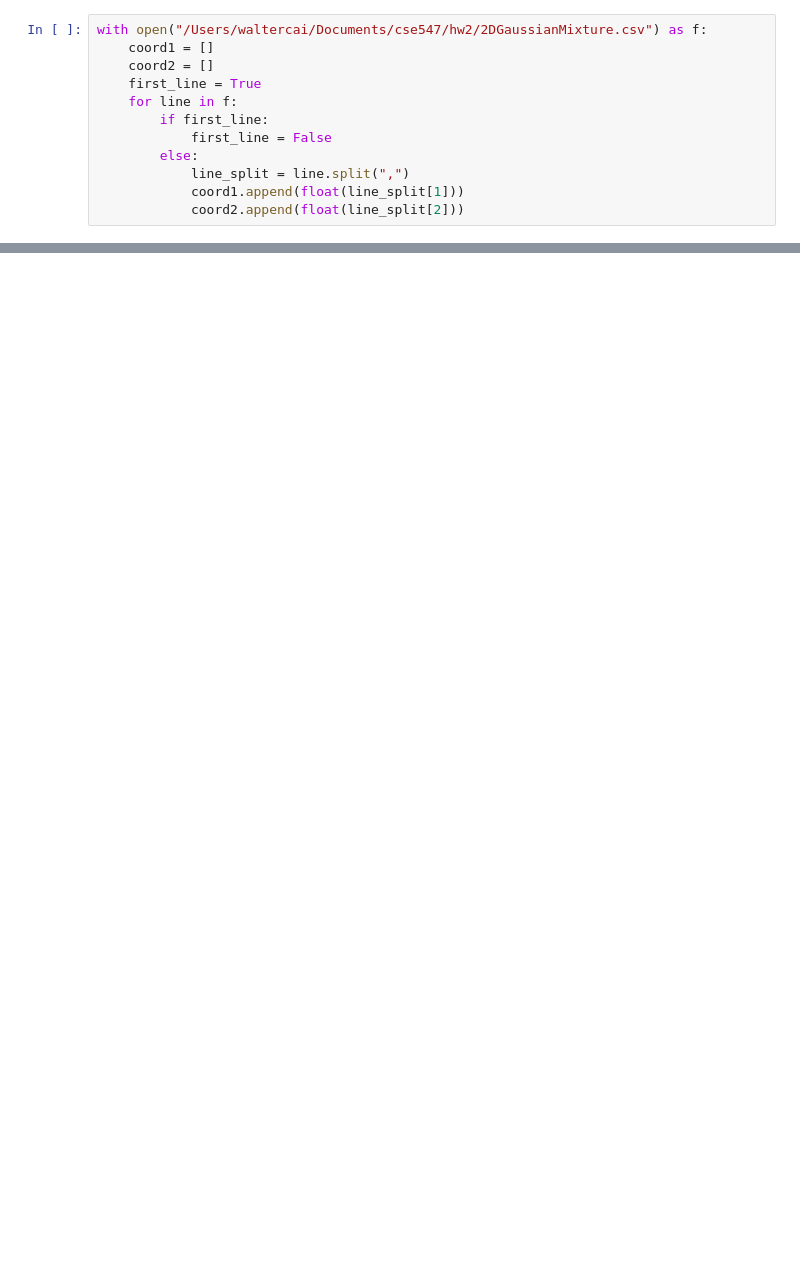
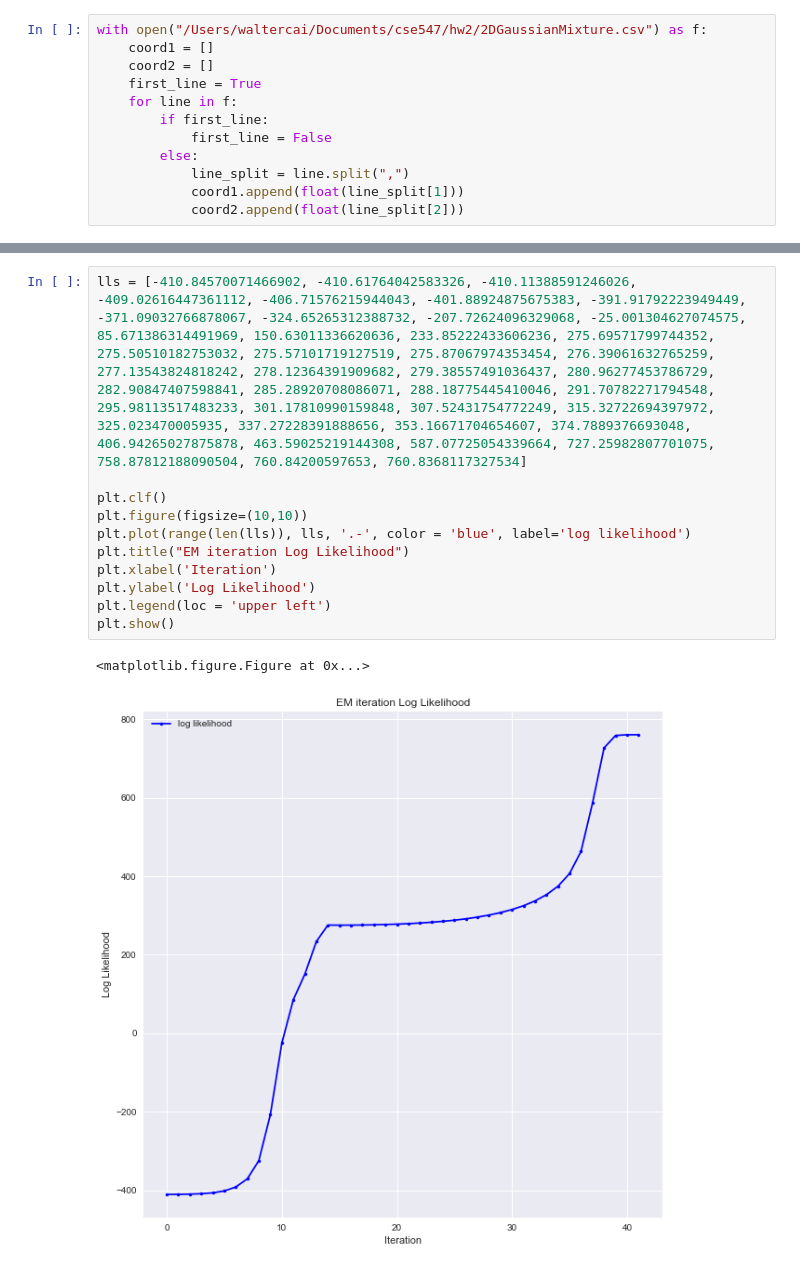
Before and after one commit to waltercai/MLforBigData, a Jupyter notebook: hw2/plotter.ipynb, the cells around one changed output, grey strips where cells are left out. Cells and saved outputs as stored; diff of their text form; blank space fills up the shorter version.

```diff
--- a/hw2/plotter.ipynb
+++ b/hw2/plotter.ipynb
@@ -262,0 +263,14 @@ plt.show()
+# %%
+lls = [-410.84570071466902, -410.61764042583326, -410.11388591246026, -409.02616447361112, -406.71576215944043, -401.88924875675383, -391.91792223949449, -371.09032766878067, -324.65265312388732, -207.72624096329068, -25.001304627074575, 85.671386314491969, 150.63011336620636, 233.85222433606236, 275.69571799744352, 275.50510182753032, 275.57101719127519, 275.87067974353454, 276.39061632765259, 277.13543824818242, 278.12364391909682, 279.38557491036437, 280.96277453786729, 282.90847407598841, 285.28920708086071, 288.18775445410046, 291.70782271794548, 295.98113517483233, 301.17810990159848, 307.52431754772249, 315.32722694397972, 325.023470005935, 337.27228391888656, 353.16671704654607, 374.7889376693048, 406.94265027875878, 463.59025219144308, 587.07725054339664, 727.25982807701075, 758.87812188090504, 760.84200597653, 760.8368117327534]
+
+plt.clf()
+plt.figure(figsize=(10,10))
+plt.plot(range(len(lls)), lls, '.-', color = 'blue', label='log likelihood')
+plt.title("EM iteration Log Likelihood")
+plt.xlabel('Iteration')
+plt.ylabel('Log Likelihood')
+plt.legend(loc = 'upper left')
+plt.show()
+# %% [output]
+<matplotlib.figure.Figure at 0x...>
+[figure, added]
```
Also changed, not shown: parts of 13 cells of this notebook, 25 other files.
